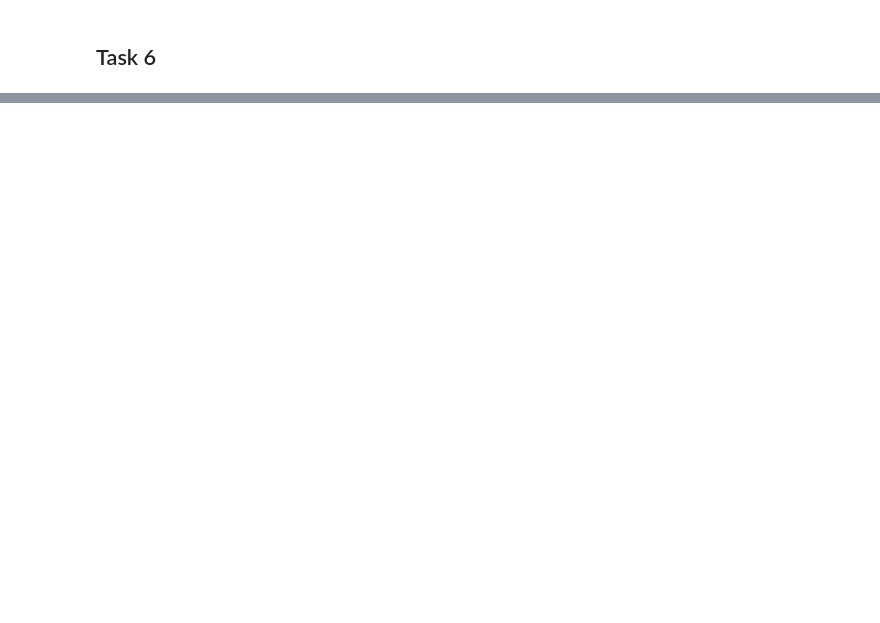
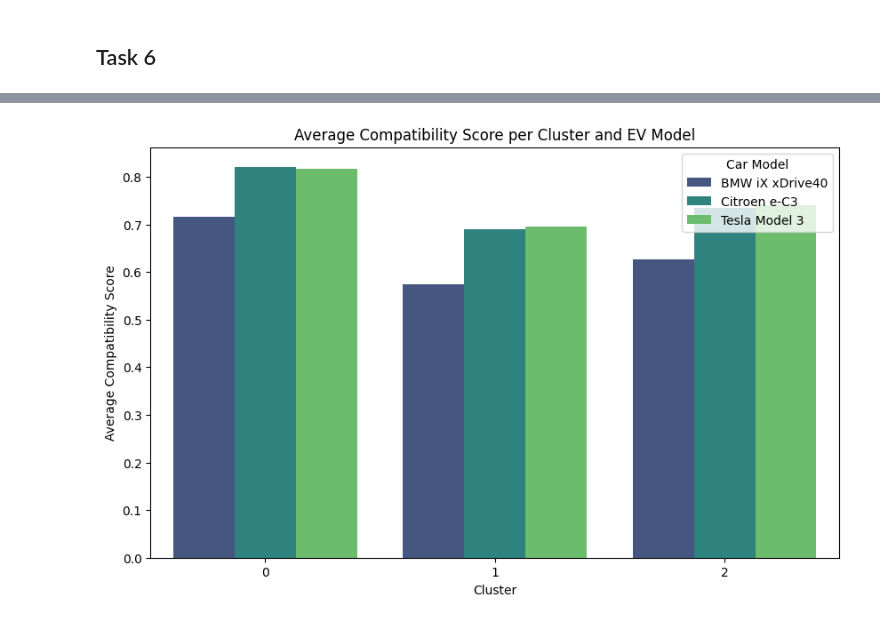
Before and after one commit to Mattiane/ICTforSmartMobilty_project, a Jupyter notebook: lab3/lab3_group18_firstPart.ipynb, the cells around one changed output, grey strips where cells are left out. Drawn from its saved outputs; the diff is of its cells as text; code cells hidden in the pictures; blank space fills up the shorter version.

```diff
--- a/lab3/lab3_group18_firstPart.ipynb
+++ b/lab3/lab3_group18_firstPart.ipynb
@@ -583,6 +751,7 @@ price_home_charging = 0.15 #EUR per kWh
 results_list = []  # Initialize results_list outside the loop for each car model
 
 for car, specs in cars["cars"].items():
+    print(f"Simulating trips for {car}...")
     total_trips = 0
     feasible_trips = 0
     non_feasible = 0
@@ -601,8 +770,10 @@ for car, specs in cars["cars"].items():
     for vehicle_id, trips in vehicle_data:
         remaining_kwh = battery_capacity
         total_charge_time = 0
+        total_charging_events = 0
         distance_vehicle = []
         energy_vehicle = []
+
         for _, trip in trips.iterrows():
             trip_duration_hours = trip["trip_duration"] / 60.0
             total_trips += 1
@@ -629,6 +800,7 @@ for car, specs in cars["cars"].items():
                             remaining_kwh = battery_capacity
                     charging_time.append(charge_time)
                     total_charge_time += charge_time
+                    total_charging_events += 1
 
             if weather == "cold":
                 if trip.road == "U":
@@ -662,7 +834,11 @@ for car, specs in cars["cars"].items():
         distance_vehicles.append(sum(distance_vehicle))
         energy_vehicles.append(sum(energy_vehicle))
 
-        feasible_percentage = ((feasible_trips - non_feasible) / total_trips) * 100 if total_trips > 0 else 0
+
+
+
+        feasible_percentage = (feasible_trips / total_trips) * 100 if total_trips > 0 else 0
+        print(feasible_percentage)
         charge_time = np.mean(total_charge_time)
         hours, minutes = divmod(charge_time, 60)  # hours and minutes
         avg_kwh = np.mean(kwh_after_trip)
@@ -673,6 +849,7 @@ for car, specs in cars["cars"].items():
             "total_trips": total_trips,
             "feasible_percentage": feasible_percentage,
             "average_charge_time": f"{int(hours)} hours and {int(minutes)} minutes",
+            "Total Charging Events": total_charging_events,
             "average_soc_after_trip": avg_kwh,
             "soc_percentage": avg_kwh / battery_capacity * 100,
             "energy_consumption_per_100km": energy_consumed_100km,
@@ -970,7 +1262,7 @@ merged_df_t6["avg_charging_time_hrs"] = merged_df_t6["avg_charging_time_hrs"].ap
 results_with_clusters_t6 = merged_df_t6.groupby(["cluster", "car","vehicle_id"]).agg({
     "feasible_percentage": "mean",
     "avg_charging_time_hrs": "mean",
-    #"total_trips": "mean",
+    "Total Charging Events": "mean",
     "average_soc_after_trip": "mean",
     "energy_consumption_per_100_km": "mean",
     "average_energy_cost": "mean",
@@ -1005,0 +1350,8 @@ plot_cluster_ev_summary(cluster_ev_summary_t6)
+# %%
+
+avg_compatibility_per_cluster = sorted_results_t6.groupby(["cluster", "car"]).agg(
+    avg_compatibility_score=("Compatibility Score", "mean")
+).reset_index()
+
+
+print(avg_compatibility_per_cluster)
@@ -1005,0 +1369,19 @@ plot_cluster_ev_summary(cluster_ev_summary_t6)
+# %%
+import seaborn as sns
+import matplotlib.pyplot as plt
+
+plt.figure(figsize=(10, 6))
+sns.barplot(
+    data=avg_compatibility_per_cluster,
+    x="cluster",
+    y="avg_compatibility_score",
+    hue="car",
+    palette="viridis"
+)
+plt.title("Average Compatibility Score per Cluster and EV Model")
+plt.xlabel("Cluster")
+plt.ylabel("Average Compatibility Score")
+plt.legend(title="Car Model")
+plt.show()
+# %% [output]
+[figure, added]
```
Also changed, not shown: parts of 42 cells of this notebook, 5 other files.
